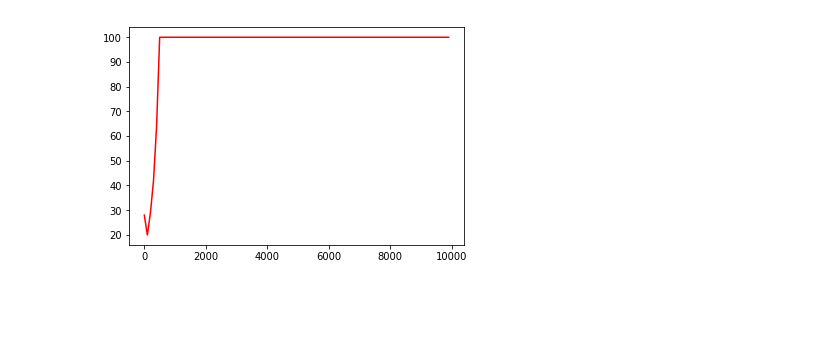
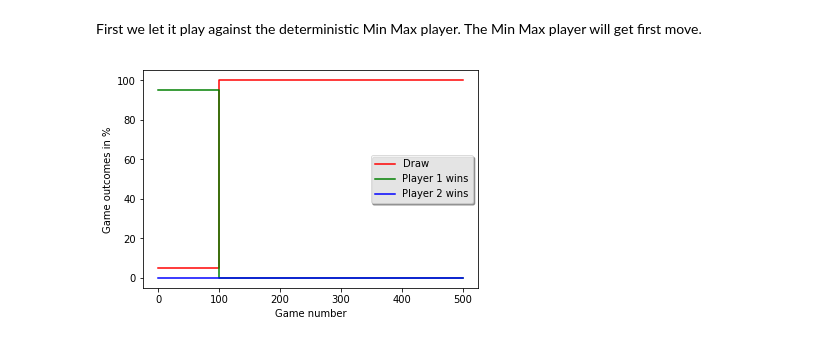
Before and after one commit to fcarsten/tic-tac-toe, a Jupyter notebook: Part3-TabularQLearning.ipynb, the cells around one changed output. Cells and saved outputs as stored; diff of their text form; code cells hidden in the pictures; blank space fills up the shorter version.

Commit message:
Finished first draft of Tutorial 3: TQPlayer

```diff
--- a/Part3-TabularQLearning.ipynb
+++ b/Part3-TabularQLearning.ipynb
@@ -72,32 +74,44 @@ import matplotlib
 import numpy as np
 import matplotlib.pyplot as plt
 
-from IPython.display import HTML, display
 from tic_tac_toe.Board import Board, GameResult, CROSS, NAUGHT, EMPTY
-from util import print_board, play_game, battle
+from tic_tac_toe.Player import Player
 from tic_tac_toe.RandomPlayer import RandomPlayer
 from tic_tac_toe.MinMaxAgent import MinMaxAgent
 from tic_tac_toe.RndMinMaxAgent import RndMinMaxAgent
 from tic_tac_toe.TabularQPlayer import TQPlayer
 
-board = Board()
-player1 = TQPlayer()
-player2 = MinMaxAgent()
+from tic_tac_toe.Board import Board, GameResult, CROSS, NAUGHT, EMPTY
 
+def eval_players(p1 : Player, p2 : Player, num_battles : int, games_per_battle = 100, loc='best'):
+    p1_wins = []
+    p2_wins = []
+    draws = []
+    count = []
 
-p1_wins = []
-p2_wins = []
-draws = []
-count = []
-num_battles = 100
+    for i in range(num_battles):
+        p1win, p2win, draw = battle(p1, p2, games_per_battle, True)
+        p1_wins.append(p1win*100.0/games_per_battle)
+        p2_wins.append(p2win*100.0/games_per_battle)
+        draws.append(draw*100.0/games_per_battle)
+        count.append(i*games_per_battle)
+        p1_wins.append(p1win*100.0/games_per_battle)
+        p2_wins.append(p2win*100.0/games_per_battle)
+        draws.append(draw*100.0/games_per_battle)
+        count.append((i+1)*games_per_battle)
 
-for i in range(num_battles):
-    p1win, p2win, draw = battle(player1, player2, 100, True)
-    p1_wins.append(p1win)
-    p2_wins.append(p2win)
-    draws.append(draw)
-    count.append(i*100)
+    plt.ylabel('Game outcomes in %')
+    plt.xlabel('Game number')
 
-p =  plt.plot(count, draws, 'r-', count)
+    plt.plot(count, draws, 'r-', label='Draw')
+    plt.plot(count, p1_wins, 'g-', label='Player 1 wins')
+    plt.plot(count, p2_wins, 'b-', label='Player 2 wins')
+    plt.legend(loc=loc, shadow=True, fancybox=True, framealpha =0.7)
-# %% [output]
-[figure, removed]
+# %% [markdown]
+First we let it play against the deterministic Min Max player. The Min Max player will get first move.
+# %%
+player1 = MinMaxAgent()
+player2 = TQPlayer()
+eval_players(player1, player2, 5)
+# %% [output]
+[figure, added]
```
Also changed, not shown: parts of 16 cells of this notebook, 1 other file.
